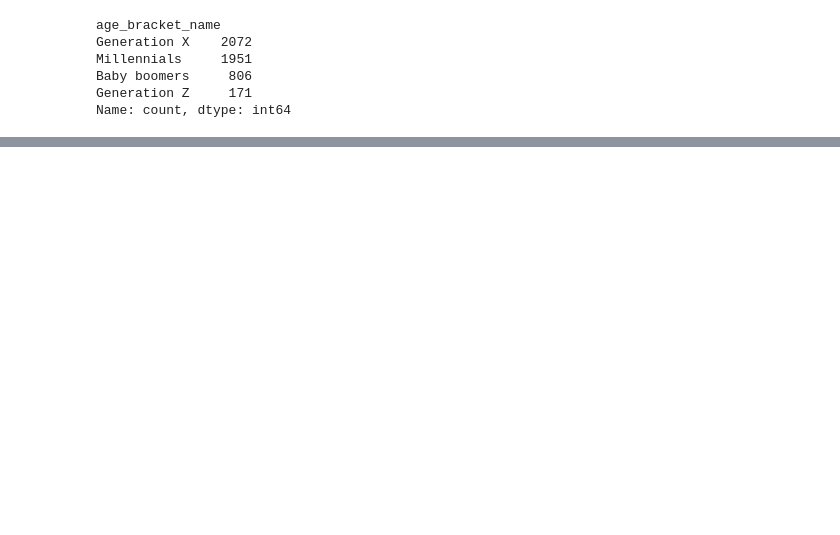
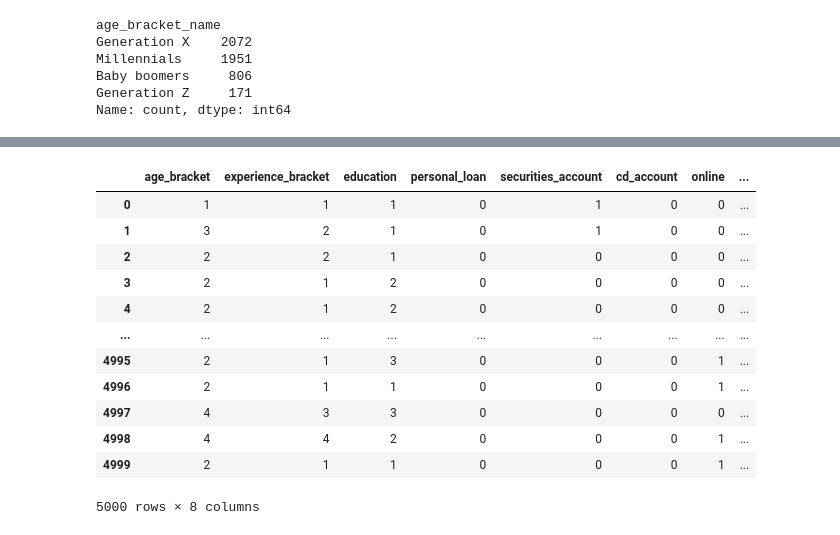
Before and after one commit to marqsleal/machine-learning-1, a Jupyter notebook: src/notebooks/bankloan_analysis.ipynb, the cells around one changed output, grey strips where cells are left out. Drawn from its saved outputs; the diff is of its cells as text; code cells hidden in the pictures; blank space fills up the shorter version.

```diff
--- a/src/notebooks/bankloan_analysis.ipynb
+++ b/src/notebooks/bankloan_analysis.ipynb
@@ -106,0 +336,18 @@ df.to_csv('../../data/feature_store/new_features.csv',index=False)
+# %%
+df_categoric = df[categoric_var].copy()
+# %%
+df_categoric
+# %% [output]
+|  | age_bracket | experience_bracket | education | personal_loan | securities_account | cd_account | online | ... |
+| 0 | 1 | 1 | 1 | 0 | 1 | 0 | 0 | ... |
+| 1 | 3 | 2 | 1 | 0 | 1 | 0 | 0 | ... |
+| 2 | 2 | 2 | 1 | 0 | 0 | 0 | 0 | ... |
+| 3 | 2 | 1 | 2 | 0 | 0 | 0 | 0 | ... |
+| 4 | 2 | 1 | 2 | 0 | 0 | 0 | 0 | ... |
+| ... | ... | ... | ... | ... | ... | ... | ... | ... |
+| 4995 | 2 | 1 | 3 | 0 | 0 | 0 | 1 | ... |
+| 4996 | 2 | 1 | 1 | 0 | 0 | 0 | 1 | ... |
+| 4997 | 4 | 3 | 3 | 0 | 0 | 0 | 0 | ... |
+| 4998 | 4 | 4 | 2 | 0 | 0 | 0 | 1 | ... |
+| 4999 | 2 | 1 | 1 | 0 | 0 | 0 | 1 | ... |
+5000 rows × 8 columns
```
Also changed, not shown: parts of 37 cells of this notebook.
